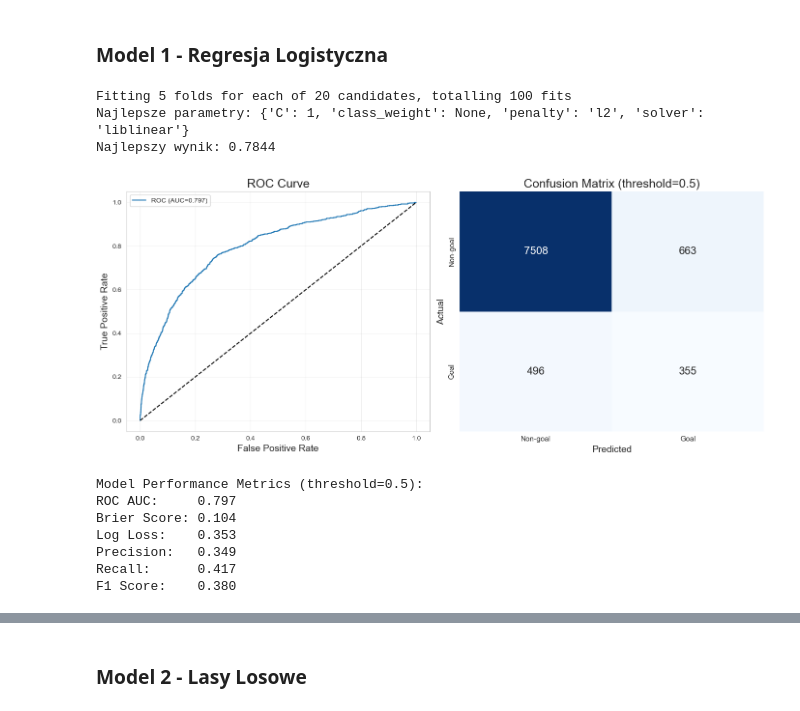
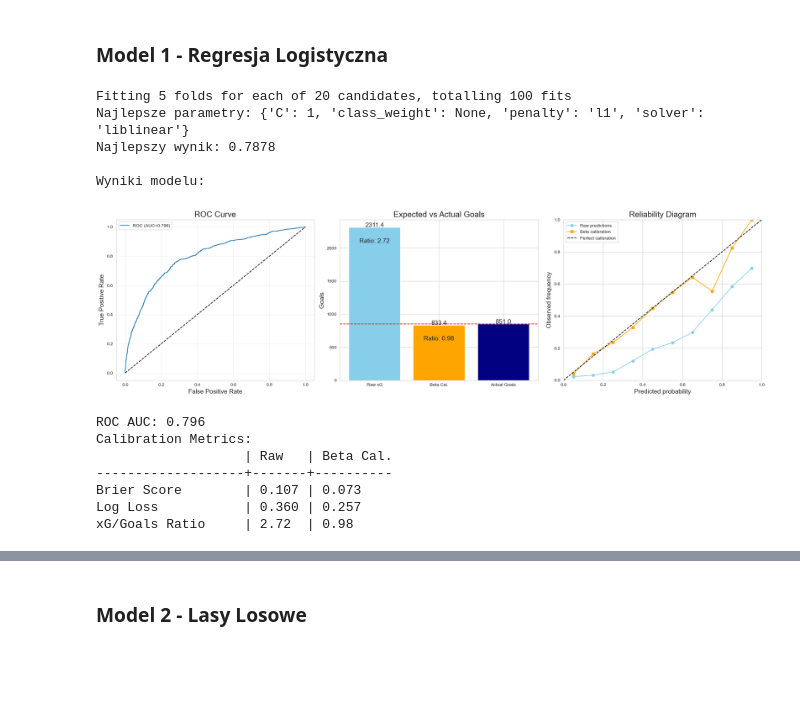
Before and after one commit to bsobkowicz1096/Football-xG-Predictor, a Jupyter notebook: xG_predictor.ipynb, the cells around one changed output, grey strips where cells are left out. Saved outputs shown, nothing was run; the diff lists cells and outputs as text; code cells hidden in the pictures; blank space fills up the shorter version.

```diff
--- a/xG_predictor.ipynb
+++ b/xG_predictor.ipynb
@@ -528,7 +528,7 @@ Jak się okazuje zawodnicy atakujący przykładają dużą wagę do tego by cho
 W celu lepszego zobrazowania omawianych sytuacji przygotowałem również wizualizacje ukazującą strzały zgromadzone w omawianym zbiorze danych. Wpisując losową liczbę od 0 do 45107 można zobaczyć jak wyglądało ustawienie zawodników w momencie strzału. Zauważalne jest to, że często obrońcy byli blisko trójkąta oznaczającego promień strzału. Świadczy to o tym, że rzeczywiście napastnicy starają się znaleźć ten moment kiedy liczba  przeciwników na linii uderzenia jest najmniejsza.
 # %%
 # Indeks strzału do analizy
-n = int(input("Shot number: "))
+n = 66
 
 # Pobranie danych o ustawieniu zawodników z DataFrame
 freeze_frame = df_shots.loc[n, 'shot_freeze_frame']
@@ -992,13 +999,15 @@ W celu modelowania zbiór postanowiłem podzielić na dwie części: treningową
 X = df_shots.drop(['shot_outcome', 'shot_statsbomb_xg'], axis=1)
 y = df_shots['shot_outcome']
 
-# podział na treningowe/testowe
-X_train, X_test, y_train, y_test = train_test_split(X, y, test_size=0.2, random_state=42)
+# Oddzielenie zbioru testowego
+X_temp, X_test, y_temp, y_test = train_test_split(X, y, test_size=0.2, random_state=42)
+# Wydzielenie zbiorów: treningowego oraz walidacyjnego
+X_train, X_val, y_train, y_val = train_test_split(X_temp, y_temp, test_size=0.25, random_state=42)
 
-# Undersampling na treningowych
+# Undersampling do zbioru treningowego
 rus = RandomUnderSampler(sampling_strategy=0.43, random_state=42)
 X_train, y_train = rus.fit_resample(X_train, y_train)
 
 # Sprawdzenie proporcji
-print(f"Proporcja goli po undersampLingu: {sum(y_train)/len(y_train):.2f}")
+print(f"Proporcja goli po undersampLingu w zbiorze treningowym: {sum(y_train)/len(y_train):.2f}")
 # %% [output]
@@ -1084,50 +1220,55 @@ Ewaluacje wzbogaciłem również o dwie wizualizacje:
 # %% [markdown]
 ### Model 1 - Regresja Logistyczna
 # %%
+from sklearn.calibration import CalibratedClassifierCV
+from sklearn.base import clone
 # Parametry do przeszukania
 param_grid = {
     'C': [0.01, 0.1, 1, 10, 100],  # Siła regularyzacji
     'penalty': ['l1', 'l2'],       # Typ regularyzacji
     'solver': ['liblinear'],       # Solver kompatybilny z l1 i l2
     'class_weight': [None, 'balanced']  # Opcja ważenia klas
 }
 
 # Inicjalizacja modelu
 log_reg = LogisticRegression(random_state=42, max_iter=1000)
 
 # GridSearch z cross-walidacją
 grid_search = GridSearchCV(
     log_reg,
     param_grid,
     cv=5,
     scoring='roc_auc',
     n_jobs=-1,
     verbose=1
 )
 
 # Trenowanie na danych oversamplingowych
 grid_search.fit(X_train, y_train)
 
 # Najlepsze parametry
 print(f"Najlepsze parametry: {grid_search.best_params_}")
 print(f"Najlepszy wynik: {grid_search.best_score_:.4f}")
 
 # Najlepszy model
 best_log_reg = grid_search.best_estimator_
 
-# Ewaluacja na zbiorze testowym
-metrics_log_reg = evaluate_model(best_log_reg, X_test, y_test)
+# Ewaluacja
+print("\nWyniki modelu:")
+metrics_log_reg = evaluate_model(best_log_reg, X_test, y_test, X_val, y_val)
 # %% [output]
 Fitting 5 folds for each of 20 candidates, totalling 100 fits
-Najlepsze parametry: {'C': 1, 'class_weight': None, 'penalty': 'l2', 'solver': 'liblinear'}
-Najlepszy wynik: 0.7844
+Najlepsze parametry: {'C': 1, 'class_weight': None, 'penalty': 'l1', 'solver': 'liblinear'}
+Najlepszy wynik: 0.7878
+
+Wyniki modelu:
-[figure, old version]
+[figure, new version]
-Model Performance Metrics (threshold=0.5):
-ROC AUC:     0.797
-Brier Score: 0.104
-Log Loss:    0.353
-Precision:   0.349
-Recall:      0.417
-F1 Score:    0.380
+ROC AUC: 0.796
+Calibration Metrics:
+                   | Raw   | Beta Cal.
+-------------------+-------+----------
+Brier Score        | 0.107 | 0.073
+Log Loss           | 0.360 | 0.257
+xG/Goals Ratio     | 2.72  | 0.98
 # %% [markdown]
 #### Parametry modelu
```
Also changed, not shown: parts of 12 cells of this notebook, 2 other files.
